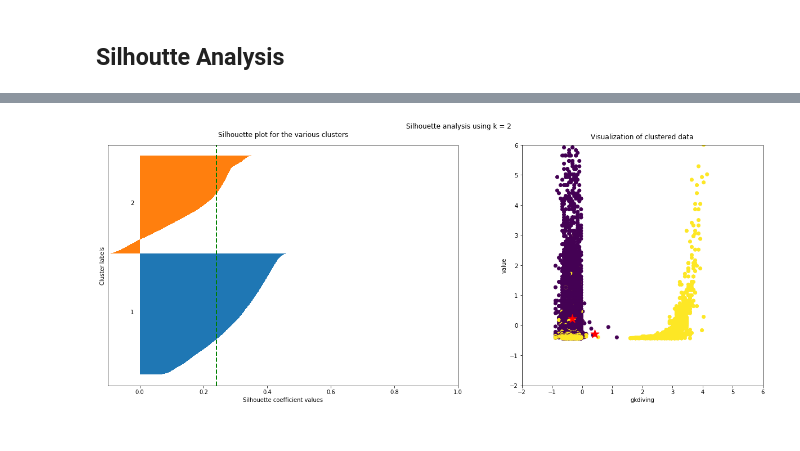
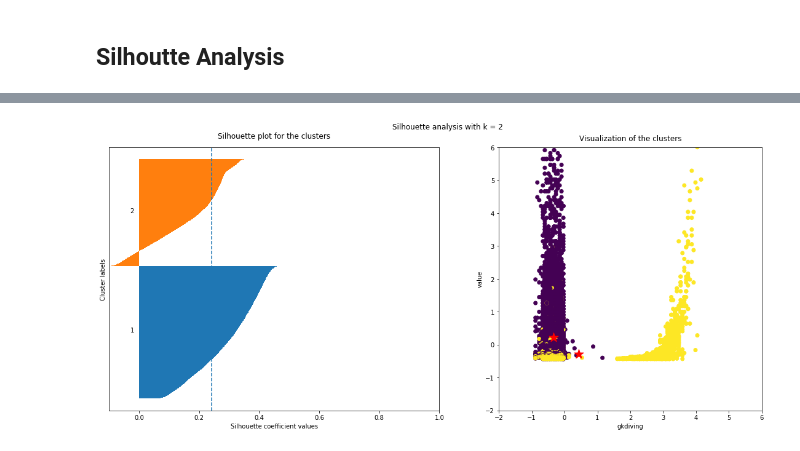
Before and after one commit to tusharc31/Data-Analytics, a Jupyter notebook: Project-1/codes/Q2.ipynb, the cells around one changed output, grey strips where cells are left out. Cells and saved outputs as stored; diff of their text form; code cells hidden in the pictures.

```diff
--- a/Project-1/codes/Q2.ipynb
+++ b/Project-1/codes/Q2.ipynb
@@ -237,3 +243,6 @@ llist = ['cluster 1','cluster 2','cluster 3','cluster 4','cluster 5','cluster 6'
+# %%
+clist = ['#4DFF6A','#3355FF','#FF7733','#FF66E5','#FFFF00','#A9A9A9','#7e52c3']
+llist = ['Cluster 1','Cluster 2','Cluster 3','Cluster 4','Cluster 5','Cluster 6','Cluster 7']
 # %%
 given_k = [3,5,7]
 
@@ -382,11 +386,13 @@ plt.ylabel('Sum of squared distance');
 # %% [markdown]
 ## Silhoutte Analysis
 # %%
+from prettytable import PrettyTable
+t_tab = PrettyTable(['Number of clusters', 'Average Silhouette Score'])
+
 kvals= [2,3,4,5,6,7]
-for i, k in enumerate(kvals):
-    fig, (ax1, ax2) = plt.subplots(1, 2)
-    fig.set_size_inches(18, 7)
-
+for k in kvals:
+    plot_figure,(left_fig, right_fig) = matplotlib.pyplot.subplots(1, 2)
+    plot_figure.set_size_inches(16, 7)
 
     '''
     Run the Kmeans algorithm
@@ -396,45 +402,53 @@ for i, k in enumerate(kvals):
     labels = km.predict(X_std)
     centroids = km.centroids
 
-    ''' Get silhouette samples '''
-
+    '''
+    Get silhouette samples
+    '''
     silhouette_vals = silhouette_samples(X_std, labels)
 
-    ''' Silhouette plot'''
+    '''
+    Silhouette plot
+    '''
     y_ticks = []
     y_lower, y_upper = 0, 0
     for i, cluster in enumerate(np.unique(labels)):
         cluster_silhouette_vals = silhouette_vals[labels == cluster]
         cluster_silhouette_vals.sort()
         y_upper =  y_upper + len(cluster_silhouette_vals)
-        ax1.barh(range(y_lower, y_upper), cluster_silhouette_vals, edgecolor='none', height=1)
-        ax1.text(-0.03, (y_lower + y_upper) / 2, str(i + 1))
+        left_fig.barh(range(y_lower, y_upper), cluster_silhouette_vals, edgecolor='none', height=1)
+        left_fig.text(-0.03, (y_lower + y_upper) / 2, str(i + 1))
         y_lower =  y_lower + len(cluster_silhouette_vals)
 
-    ''' The silhouette_score gives the average value for all the samples.
-     This gives a perspective into the density and separation of the formed
-     clusters'''
+    '''
+    The silhouette_score gives the average value for all the samples.
+    This gives a perspective into the density and separation of the formed clusters.
+    '''
+    avg_score = np.mean(silhouette_vals)
+    print("Running for " + str(k) + " clusters.")
+    t_tab.add_row([k, avg_score.round(9)])
 
-    avg_score = np.mean(silhouette_vals)
+    left_fig.axvline(avg_score, linestyle='--')
+    left_fig.set_yticks([])
+    left_fig.set_xlim([-0.1, 1])
+    left_fig.set_xlabel('Silhouette coefficient values')
+    left_fig.set_ylabel('Cluster labels')
+    left_fig.set_title('Silhouette plot for the clusters', y=1.02);
 
-    print("For n_clusters =", k, "The average silhouette_score is :", avg_score)
+    '''
+    Scatter plot of data colored with labels
+    '''
+    right_fig.scatter(X_std[:, 69], X_std[:, 3], c=labels)
+    right_fig.scatter(centroids[:, 69], centroids[:, 3], marker='*', c='r', s=250)
+    right_fig.set_xlim([-2, 6])
+    right_fig.set_ylim([-2, 6])
+    right_fig.set_xlabel('gkdiving')
+    right_fig.set_ylabel('value')
+    right_fig.set_title('Visualization of the clusters', y=1.01)
+    right_fig.set_aspect('equal')
+    matplotlib.pyplot.tight_layout()
+    matplotlib.pyplot.suptitle('Silhouette analysis with k = ' + str(k), y=1.01)
 
-    ax1.axvline(avg_score, linestyle='--', linewidth=2, color='green')
-    ax1.set_yticks([])
-    ax1.set_xlim([-0.1, 1])
-    ax1.set_xlabel('Silhouette coefficient values')
-    ax1.set_ylabel('Cluster labels')
-    ax1.set_title('Silhouette plot for the various clusters', y=1.02);
-
-    '''Scatter plot of data colored with labels'''
-    ax2.scatter(X_std[:, 69], X_std[:, 3], c=labels)
-    ax2.scatter(centroids[:, 69], centroids[:, 3], marker='*', c='r', s=250)
-    ax2.set_xlim([-2, 6])
-    ax2.set_ylim([-2, 6])
-    ax2.set_xlabel('gkdiving')
-    ax2.set_ylabel('value')
-    ax2.set_title('Visualization of clustered data', y=1.01)
-    ax2.set_aspect('equal')
-    plt.tight_layout()
-    plt.suptitle('Silhouette analysis using k = ' + str(k), y=1.01)
+print("\nThe silhouette scores obtained are:")
+print(t_tab)
 # %% [output]
@@ -447 +473 @@ For n_clusters = 7 The average silhouette_score is : 0.2287423948448164
-[figure, old version]
+[figure, new version]
```
Also changed, not shown: parts of 23 cells of this notebook, 2 other files.
